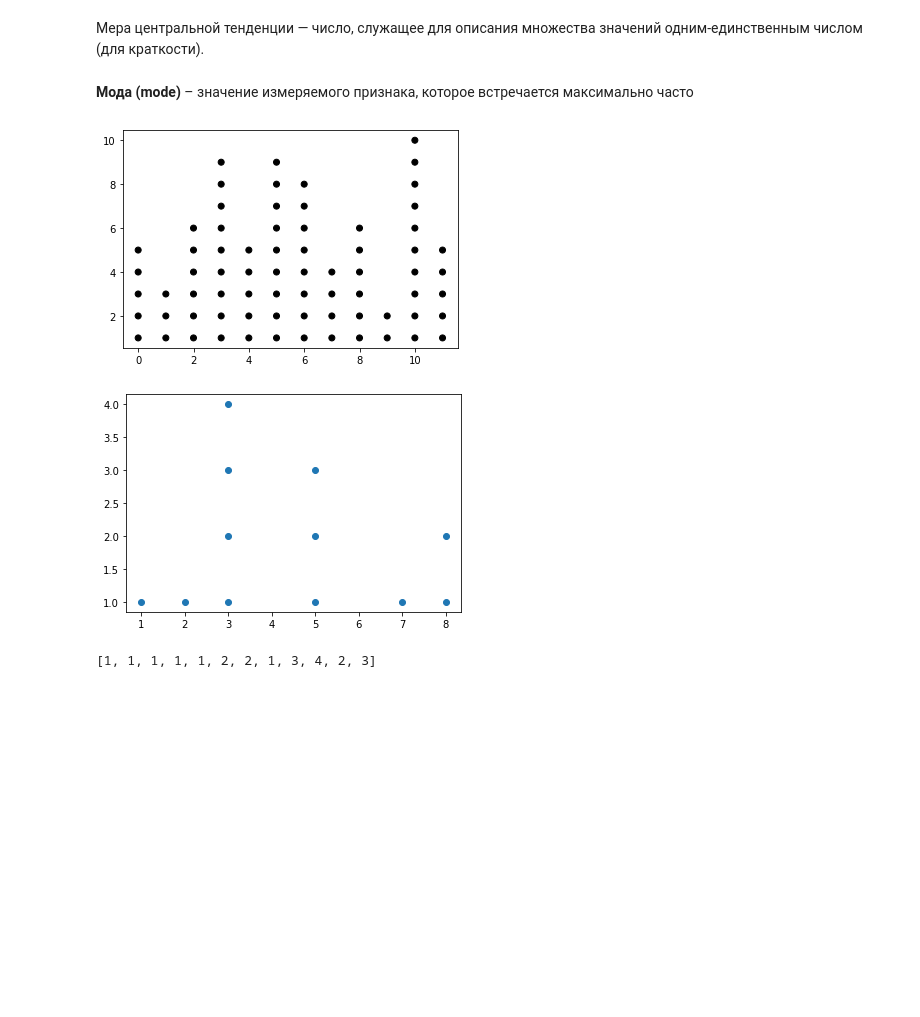
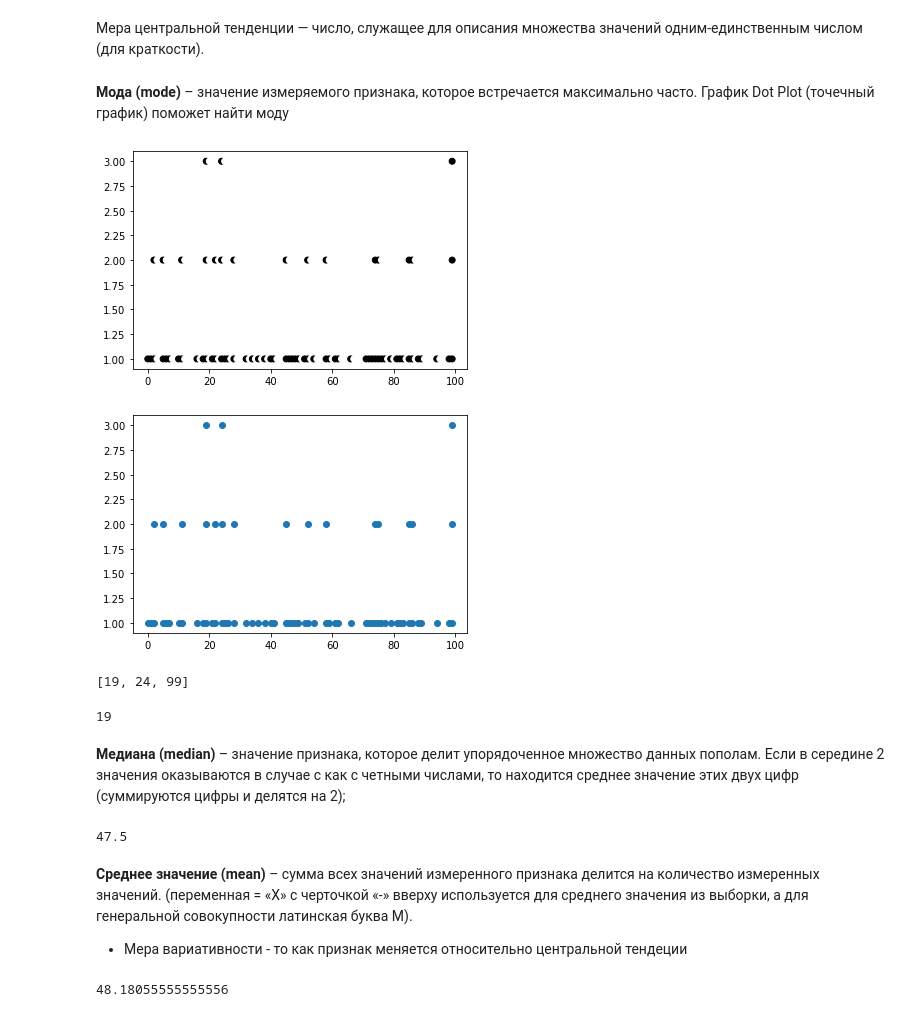
Before and after one commit to iboiarkin96/education_courses, a Jupyter notebook: КарповКурс/Основы статистики_Карпов.ipynb, the cells around one changed output. Drawn from its saved outputs; the diff is of its cells as text; code cells hidden in the pictures; blank space fills up the shorter version.

```diff
--- a/КарповКурс/Основы статистики_Карпов.ipynb
+++ b/КарповКурс/Основы статистики_Карпов.ipynb
@@ -48,4 +48,4 @@ from scipy import stats
 # %% [markdown]
 Мера центральной тенденции — число, служащее для описания множества значений одним-единственным числом (для краткости).
 # %% [markdown]
-**Мода (mode)** – значение измеряемого признака, которое встречается максимально часто
+**Мода (mode)** – значение измеряемого признака, которое встречается максимально часто. График Dot Plot (точечный график) поможет найти моду
@@ -52,18 +54,20 @@ from scipy import stats
 # %%
 import numpy as np; np.random.seed(13)
 import matplotlib.pyplot as plt
 
-data = np.random.randint(0,12,size=72)
-bins = np.arange(13)-0.5
+n = 100
+
+data = np.random.randint(0, n, size=72)
+bins = np.arange(n+1)-0.5
 
 hist, edges = np.histogram(data, bins=bins)
 
 y = np.arange(1,hist.max()+1)
-x = np.arange(12)
+x = np.arange(n)
 X,Y = np.meshgrid(x,y)
 
 plt.scatter(X,Y, c=Y<=hist, cmap="Greys")
 
 plt.show()
 # %% [output]
-[figure, old version]
+[figure, new version]
@@ -75,17 +79,14 @@ keys = {} # this dict will help to keep track ...
 
 # this loop will give us a list of frequencies to each number
 for num in data:
-   if num not in keys:
-      keys[num] = 1
-      pos.append(1)
-   else:
-      keys[num] += 1
-      pos.append(keys[num])
+    if num not in keys:
+        keys[num] = 1
+        pos.append(1)
+    else:
+        keys[num] += 1
+        pos.append(keys[num])
 
 plt.scatter(data, pos)
 plt.show()
-
-print(pos)
 # %% [output]
-[figure, old version]
+[figure, new version]
-[1, 1, 1, 1, 1, 2, 2, 1, 3, 4, 2, 3]
@@ -96,0 +102,5 @@ print(pos)
+# %%
+ get_key(keys,
+         max(keys.values()))
+# %% [output]
+[19, 24, 99]
@@ -96,0 +109,22 @@ print(pos)
+# %%
+from scipy import stats
+print(stats.mode(data)[0][0])
+# If there is more than one such value, only the smallest is returned.
+# %% [output]
+19
+# %% [markdown]
+**Медиана (median)** – значение признака, которое делит упорядоченное множество данных пополам. Если в середине 2 значения оказываются в случае с как с четными числами, то находится среднее значение этих двух цифр (суммируются цифры и делятся на 2);
+# %%
+# The numpy median function helps in finding the middle value of a sorted array.
+np.median(data)
+# %% [output]
+47.5
+# %% [markdown]
+**Среднее значение (mean)** – сумма всех значений измеренного признака делится на количество измеренных значений. (переменная = «Х» с черточкой «-» вверху используется для среднего значения из выборки, а для генеральной совокупности латинская буква М).
+- Мера вариативности - то как признак меняется относительно центральной тендеции
+# %%
+#Arithmetic mean is the sum of the elements along the axis divided by the number of elements.
+np.mean(data)
+np.average(data)
+# %% [output]
+48.18055555555556
```
Also changed, not shown: parts of 12 cells of this notebook, 2 other files.
